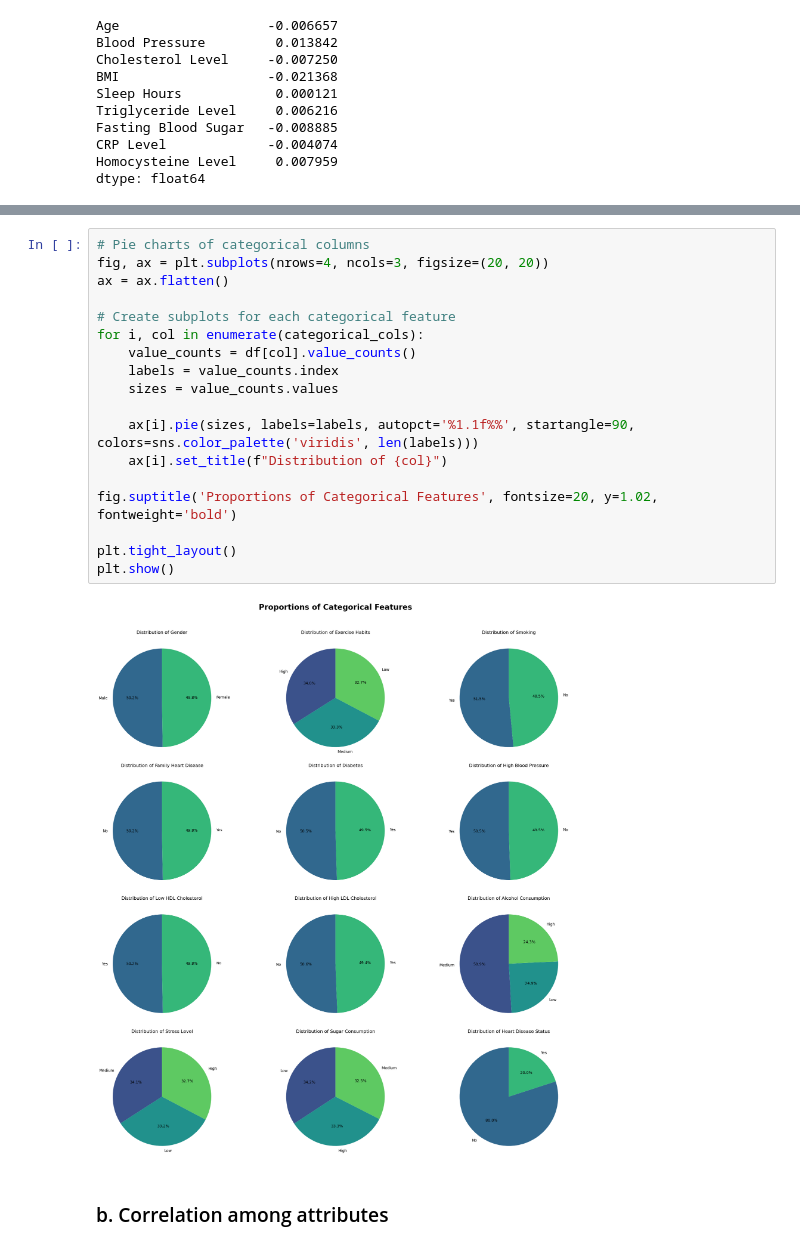
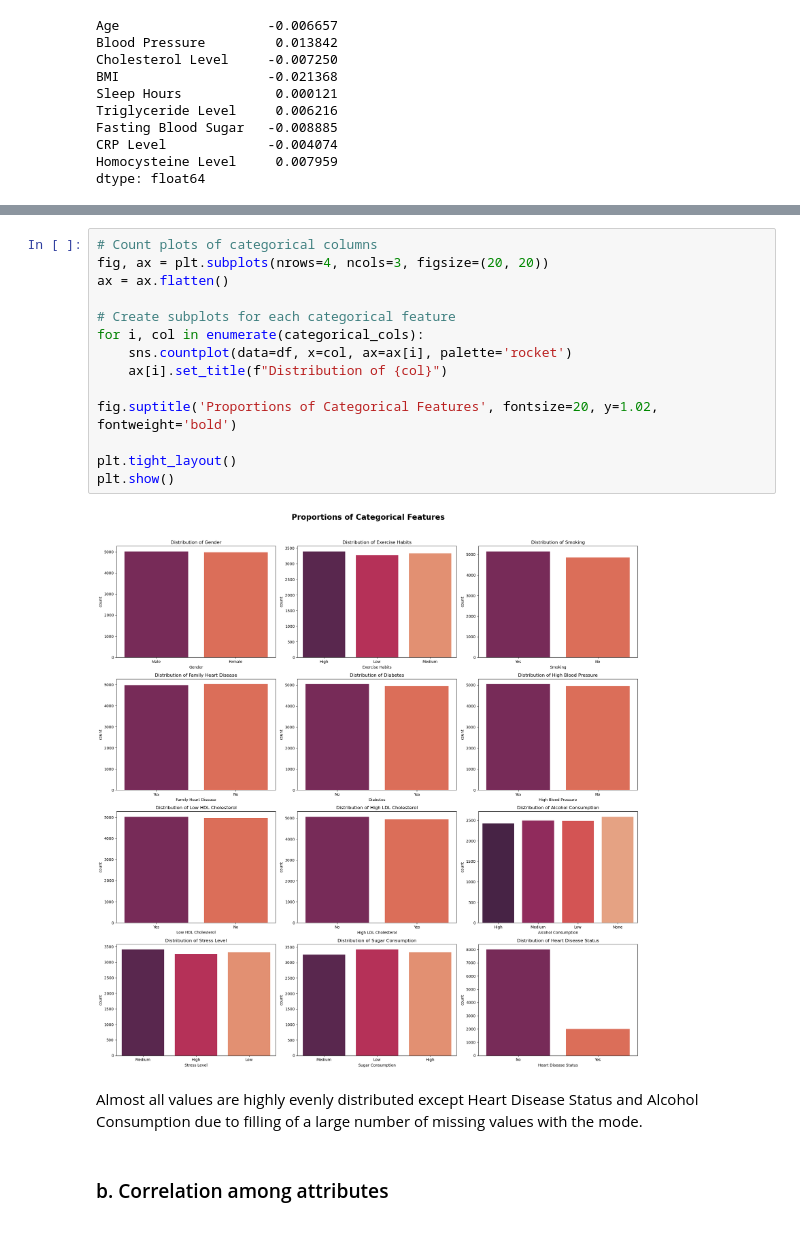
Before and after one commit to adarshinaganti/sem2, a Jupyter notebook: dav/Week10_11.ipynb, the cells around one changed output, grey strips where cells are left out. Saved outputs shown, nothing was run; the diff lists cells and outputs as text.

```diff
--- a/dav/Week10_11.ipynb
+++ b/dav/Week10_11.ipynb
@@ -253,23 +263,21 @@ Name: count, dtype: int64
 # %%
-# Pie charts of categorical columns
+# Count plots of categorical columns
 fig, ax = plt.subplots(nrows=4, ncols=3, figsize=(20, 20))
 ax = ax.flatten()
 
 # Create subplots for each categorical feature
 for i, col in enumerate(categorical_cols):
-    value_counts = df[col].value_counts()
-    labels = value_counts.index
-    sizes = value_counts.values
-
-    ax[i].pie(sizes, labels=labels, autopct='%1.1f%%', startangle=90, colors=sns.color_palette('viridis', len(labels)))
+    sns.countplot(data=df, x=col, ax=ax[i], palette='rocket')
     ax[i].set_title(f"Distribution of {col}")
 
 fig.suptitle('Proportions of Categorical Features', fontsize=20, y=1.02, fontweight='bold')
 
 plt.tight_layout()
 plt.show()
 # %% [output]
-[figure, old version]
+[figure, new version]
+# %% [markdown]
+Almost all values are highly evenly distributed except Heart Disease Status and Alcohol Consumption due to filling of a large number of missing values with the mode.
 # %% [markdown]
 ### b. Correlation among attributes
 # %%
```
Also changed, not shown: parts of 14 cells of this notebook, 1 other file.
